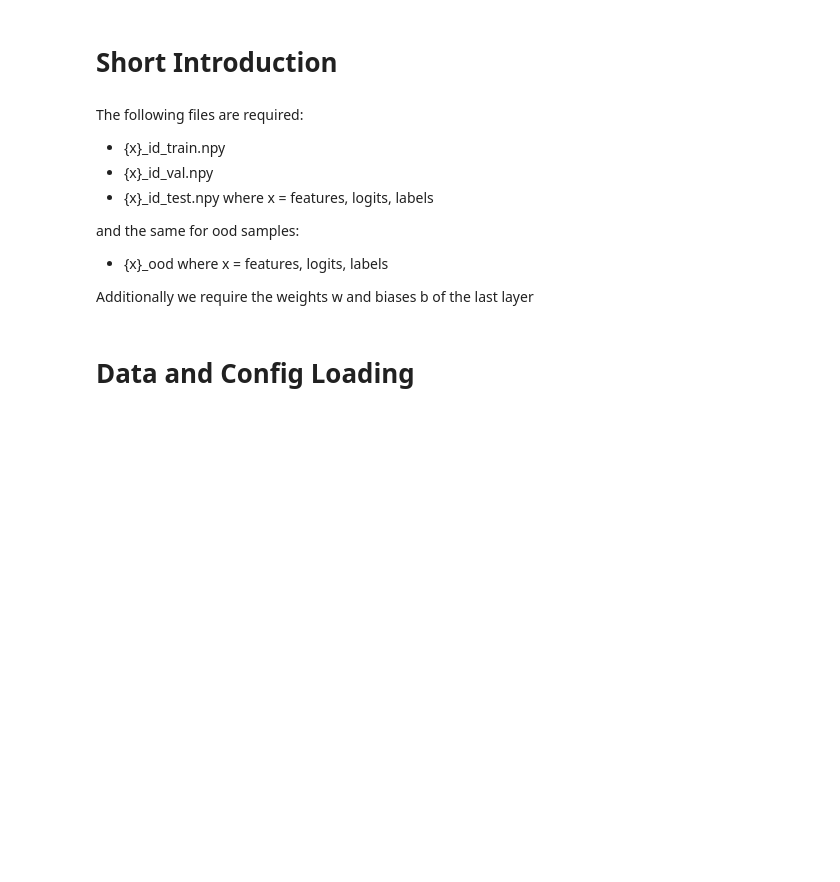
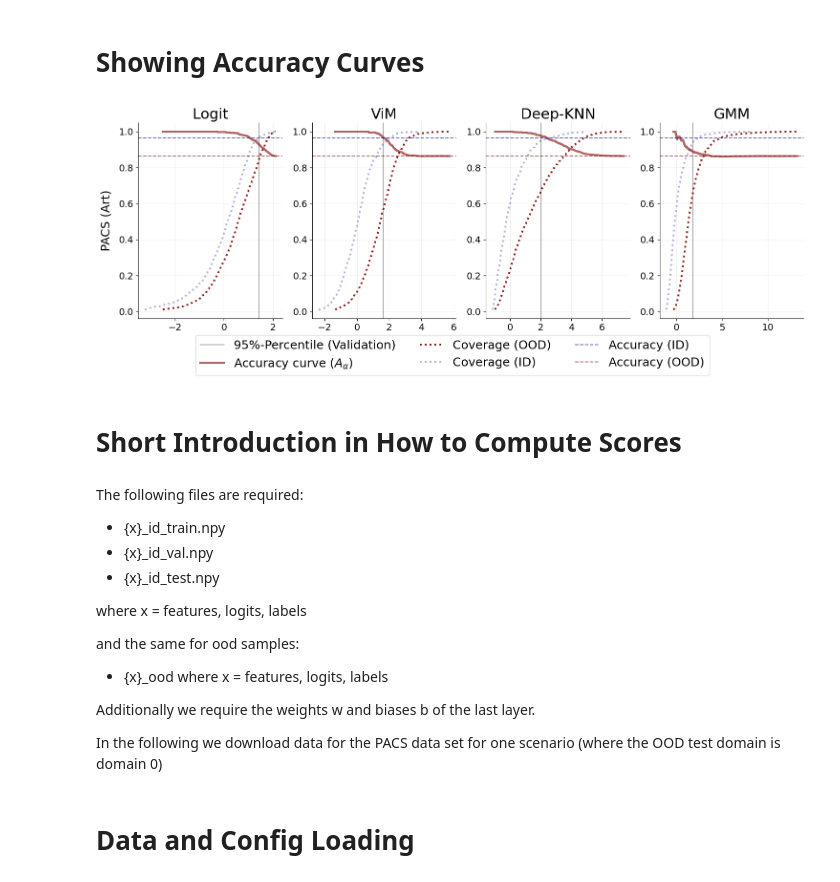
Before and after one commit to XarwinM/competence_estimation, a Jupyter notebook: demo.ipynb, the cells around one changed output. Saved outputs shown, nothing was run; the diff lists cells and outputs as text; code cells hidden in the pictures; blank space fills up the shorter version.

```diff
--- a/demo.ipynb
+++ b/demo.ipynb
@@ -8,14 +49,24 @@ from competence_estimation.metrics  import compute_metric
+# %% [markdown]
+# Showing Accuracy Curves
+# %%
+# Other possible domains are 0, 1, 2, 3
+fig, axs = plot_accuracy_curve(scores, true_false, ['Logit', 'ViM','Deep-KNN', 'GMM'], 'PACS', 'ERM', domain=0)
+# %% [output]
+[figure, added]
 # %% [markdown]
-# Short Introduction
+# Short Introduction in How to Compute Scores
 # %% [markdown]
 The following files are required:
 * {x}_id_train.npy
 * {x}_id_val.npy
 * {x}_id_test.npy
+
 where x = features, logits, labels
 
 and the same for ood samples:
 * {x}_ood
 where x = features, logits, labels
 
-Additionally we require the weights w and biases b of the last layer
+Additionally we require the weights w and biases b of the last layer.
+
+In the following we download data for the PACS data set for one scenario (where the OOD test domain is domain 0)
```
Also changed, not shown: parts of 14 cells of this notebook.
